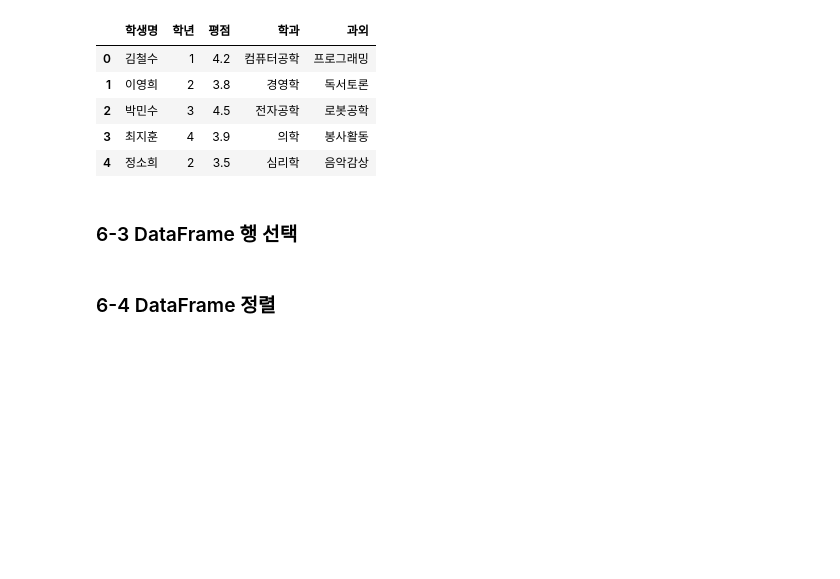
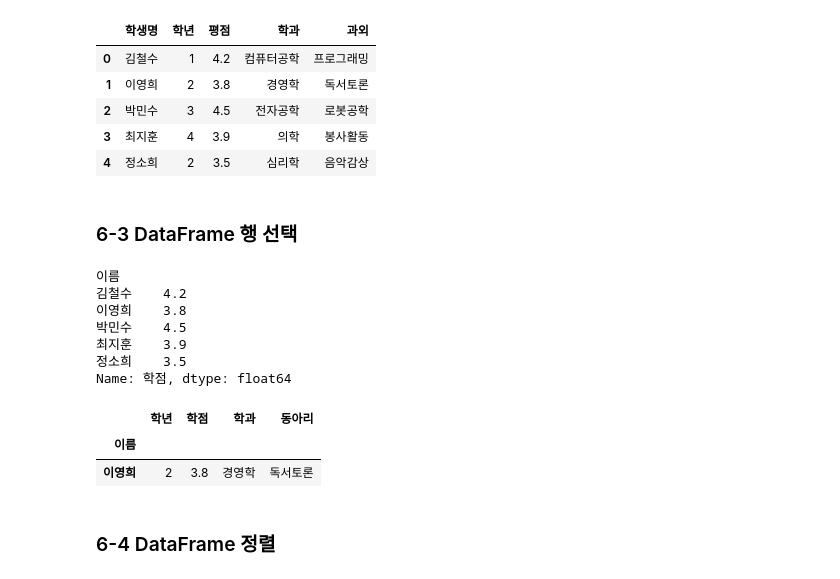
Before and after one commit to stormchoi236/Data-Analysis-with-Open-Source, a Jupyter notebook: 오픈소스_데이터_분석_6강.ipynb, the cells around one changed output. Saved outputs shown, nothing was run; the diff lists cells and outputs as text; code cells hidden in the pictures; blank space fills up the shorter version.

```diff
--- a/오픈소스_데이터_분석_6강.ipynb
+++ b/오픈소스_데이터_분석_6강.ipynb
@@ -78,21 +78,46 @@ df_renamed
 # %%
 import pandas as pd
 
 data = {
     "이름": ["김철수", "이영희", "박민수", "최지훈", "정소희"],
     "학년": [1, 2, 3, 4, 2],
     "학점": [4.2, 3.8, 4.5, 3.9, 3.5],
     "학과": ["컴퓨터공학", "경영학", "전자공학", "의학", "심리학"],
     "동아리": ["프로그래밍", "독서토론", "로봇공학", "봉사활동", "음악감상"]
 }
 
 #DataFrame 인덱스 지정
+df = pd.DataFrame(data)
+df = df.set_index('이름') #학생의 이름을 가지고 행을 지정하려고 할 때 사용하는 set_index
+df
 
 #DataFrame 행 선택
+df.loc['김철수'] #loc는 location의 약자 함수다/ 만약 set_index를 안 썼다면 김철수가 아닌 숫자로 넣었어야 함
+df.loc[['김철수','이영희']]
+df.loc['김철수':'박민수']
 
 #DataFrame 위치 기반 행 선택
+df.iloc[1] #iloc= 인덱스 위치의 로케이션 함수. 여기에서 위치값을 입력해주면 됨. ex)두번째에 있는 값 가져오고 싶으면 [1]을 입력
+df.iloc[[2,3]]
+df.iloc[1:3]
 
 #DataFrame 조건 기반 선택
+df.loc[[True, False,True, False, False]]
+print(df['학점'])
+df.loc[df['학점'] >= 4.0]
+df[df['학년'] == 2]
+df[(df['학년'] ==2) & (df['학점'] >=3.7)]
+# %% [output]
+이름
+김철수    4.2
+이영희    3.8
+박민수    4.5
+최지훈    3.9
+정소희    3.5
+Name: 학점, dtype: float64
+|  | 학년 | 학점 | 학과 | 동아리 |
+| 이름 |  |  |  |  |
+| 이영희 | 2 | 3.8 | 경영학 | 독서토론 |
 # %% [markdown]
 ### 6-4 DataFrame 정렬
 # %%
```
